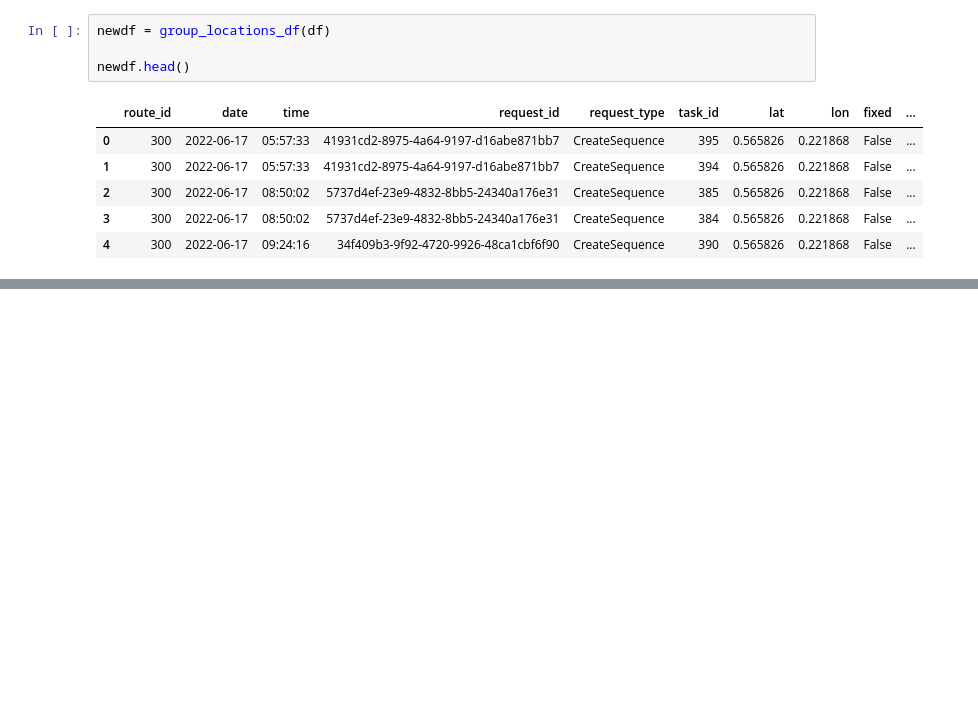
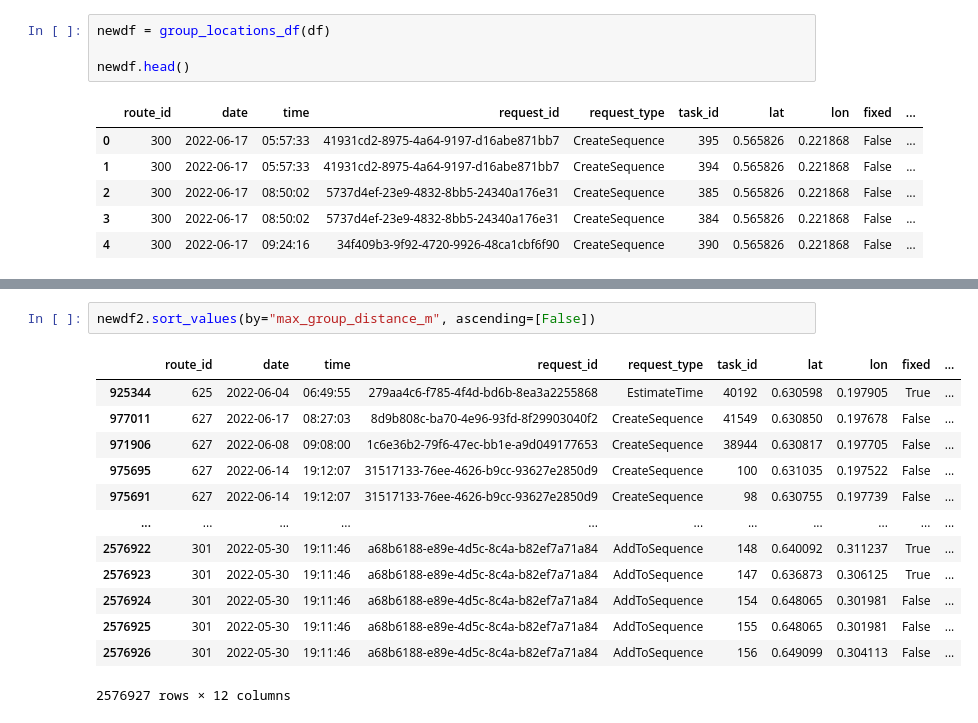
Before and after one commit to kristofopero-lgtm/learning-driver-preferences, a Jupyter notebook: notebooks/analysis._mmylle.ipynb, the cells around one changed output, grey strips where cells are left out. Drawn from its saved outputs; the diff is of its cells as text; blank space fills up the shorter version.

```diff
--- a/notebooks/analysis._mmylle.ipynb
+++ b/notebooks/analysis._mmylle.ipynb
@@ -53,0 +103,16 @@ newdf.head(50)
+# %%
+newdf2.sort_values(by="max_group_distance_m", ascending=[False])
+# %% [output]
+|  | route_id | date | time | request_id | request_type | task_id | lat | lon | fixed | ... |
+| 925344 | 625 | 2022-06-04 | 06:49:55 | 279aa4c6-f785-4f4d-bd6b-8ea3a2255868 | EstimateTime | 40192 | 0.630598 | 0.197905 | True | ... |
+| 977011 | 627 | 2022-06-17 | 08:27:03 | 8d9b808c-ba70-4e96-93fd-8f29903040f2 | CreateSequence | 41549 | 0.630850 | 0.197678 | False | ... |
+| 971906 | 627 | 2022-06-08 | 09:08:00 | 1c6e36b2-79f6-47ec-bb1e-a9d049177653 | CreateSequence | 38944 | 0.630817 | 0.197705 | False | ... |
+| 975695 | 627 | 2022-06-14 | 19:12:07 | 31517133-76ee-4626-b9cc-93627e2850d9 | CreateSequence | 100 | 0.631035 | 0.197522 | False | ... |
+| 975691 | 627 | 2022-06-14 | 19:12:07 | 31517133-76ee-4626-b9cc-93627e2850d9 | CreateSequence | 98 | 0.630755 | 0.197739 | False | ... |
+| ... | ... | ... | ... | ... | ... | ... | ... | ... | ... | ... |
+| 2576922 | 301 | 2022-05-30 | 19:11:46 | a68b6188-e89e-4d5c-8c4a-b82ef7a71a84 | AddToSequence | 148 | 0.640092 | 0.311237 | True | ... |
+| 2576923 | 301 | 2022-05-30 | 19:11:46 | a68b6188-e89e-4d5c-8c4a-b82ef7a71a84 | AddToSequence | 147 | 0.636873 | 0.306125 | True | ... |
+| 2576924 | 301 | 2022-05-30 | 19:11:46 | a68b6188-e89e-4d5c-8c4a-b82ef7a71a84 | AddToSequence | 154 | 0.648065 | 0.301981 | False | ... |
+| 2576925 | 301 | 2022-05-30 | 19:11:46 | a68b6188-e89e-4d5c-8c4a-b82ef7a71a84 | AddToSequence | 155 | 0.648065 | 0.301981 | False | ... |
+| 2576926 | 301 | 2022-05-30 | 19:11:46 | a68b6188-e89e-4d5c-8c4a-b82ef7a71a84 | AddToSequence | 156 | 0.649099 | 0.304113 | False | ... |
+2576927 rows × 12 columns
```
Also changed, not shown: parts of 13 cells of this notebook, 2 other files.
